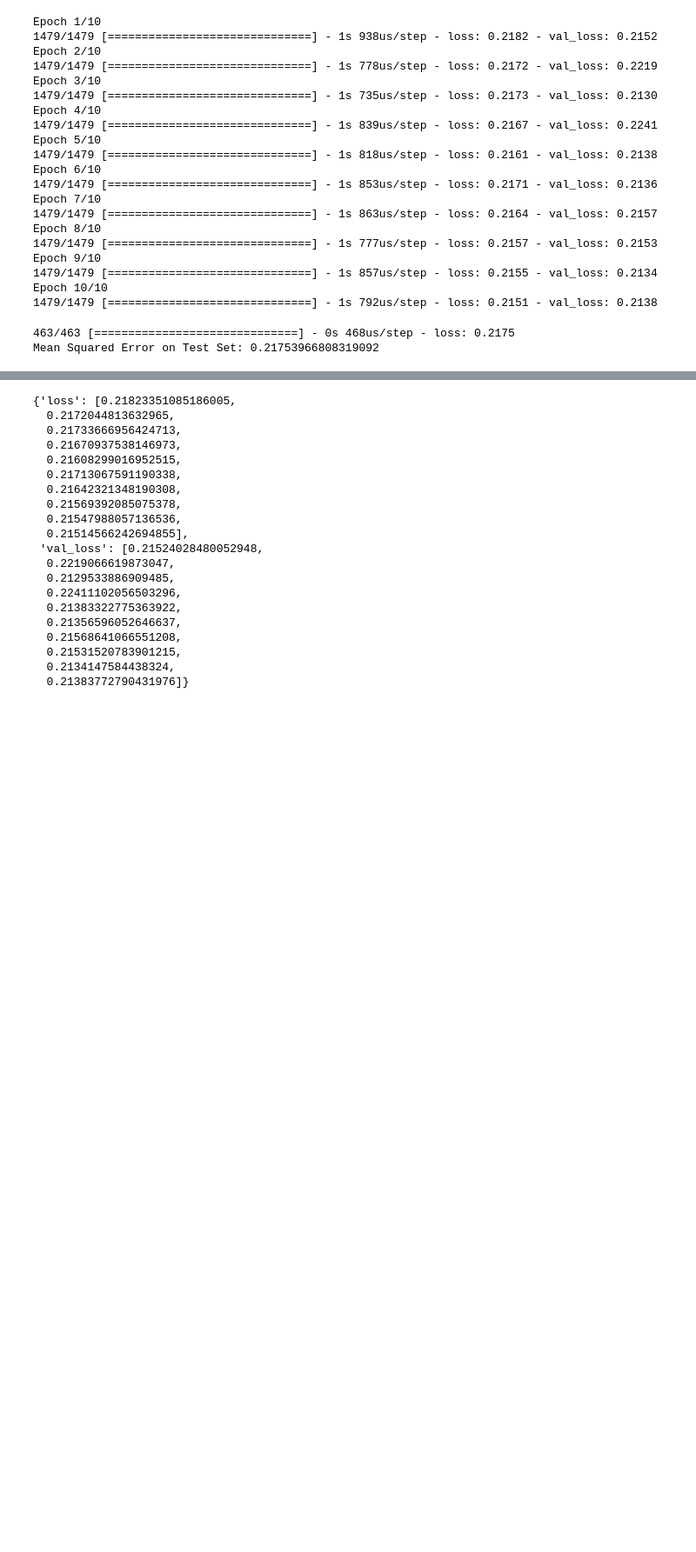
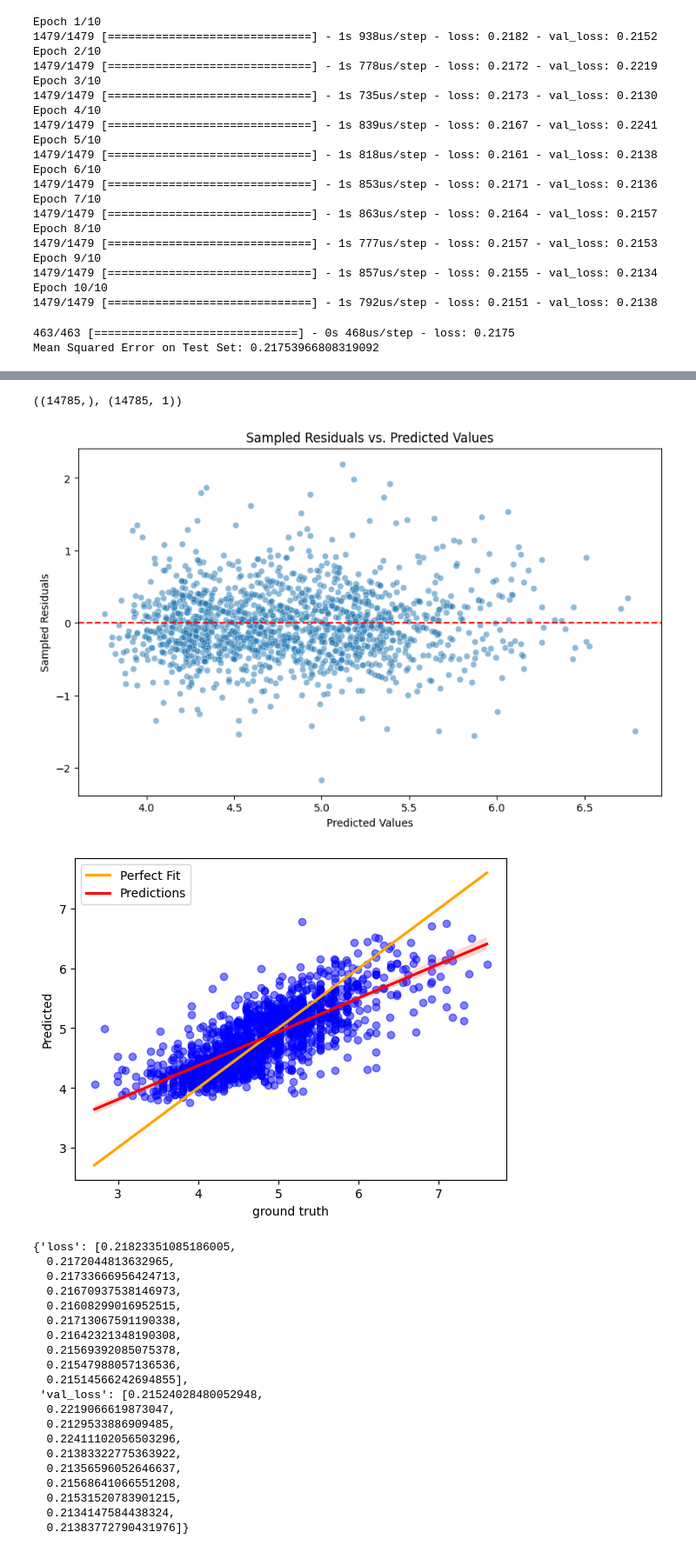
Before and after one commit to CSE151A-Project/151A-project, a Jupyter notebook: Milestone4.ipynb, the cells around one changed output, grey strips where cells are left out. Shown at 87% size. Saved outputs shown, nothing was run; the diff lists cells and outputs as text; code cells hidden in the pictures; blank space fills up the shorter version.

Commit message:
graphs

```diff
--- a/Milestone4.ipynb
+++ b/Milestone4.ipynb
@@ -93,3 +93,6 @@ print(f"Mean Squared Error on Test Set: {mse}")
 # %% [output]
 463/463 [==============================] - 0s 468us/step - loss: 0.2175
 Mean Squared Error on Test Set: 0.21753966808319092
+# %%
+y_pred = nn_model.predict(X_test)
+y_pred
@@ -96,3 +153,12 @@ Mean Squared Error on Test Set: 0.21753966808319092
+# %%
+y_test.shape, y_pred.shape
+# %% [output]
+((14785,), (14785, 1))
+# %%
+plot_graphs(y_test.squeeze(), y_pred.squeeze(), degree = 1, save = False)
+# %% [output]
+[figure, added]
+[figure, added]
 # %%
 history.history
 # %% [output]
```
Also changed, not shown: parts of 6 cells of this notebook.
